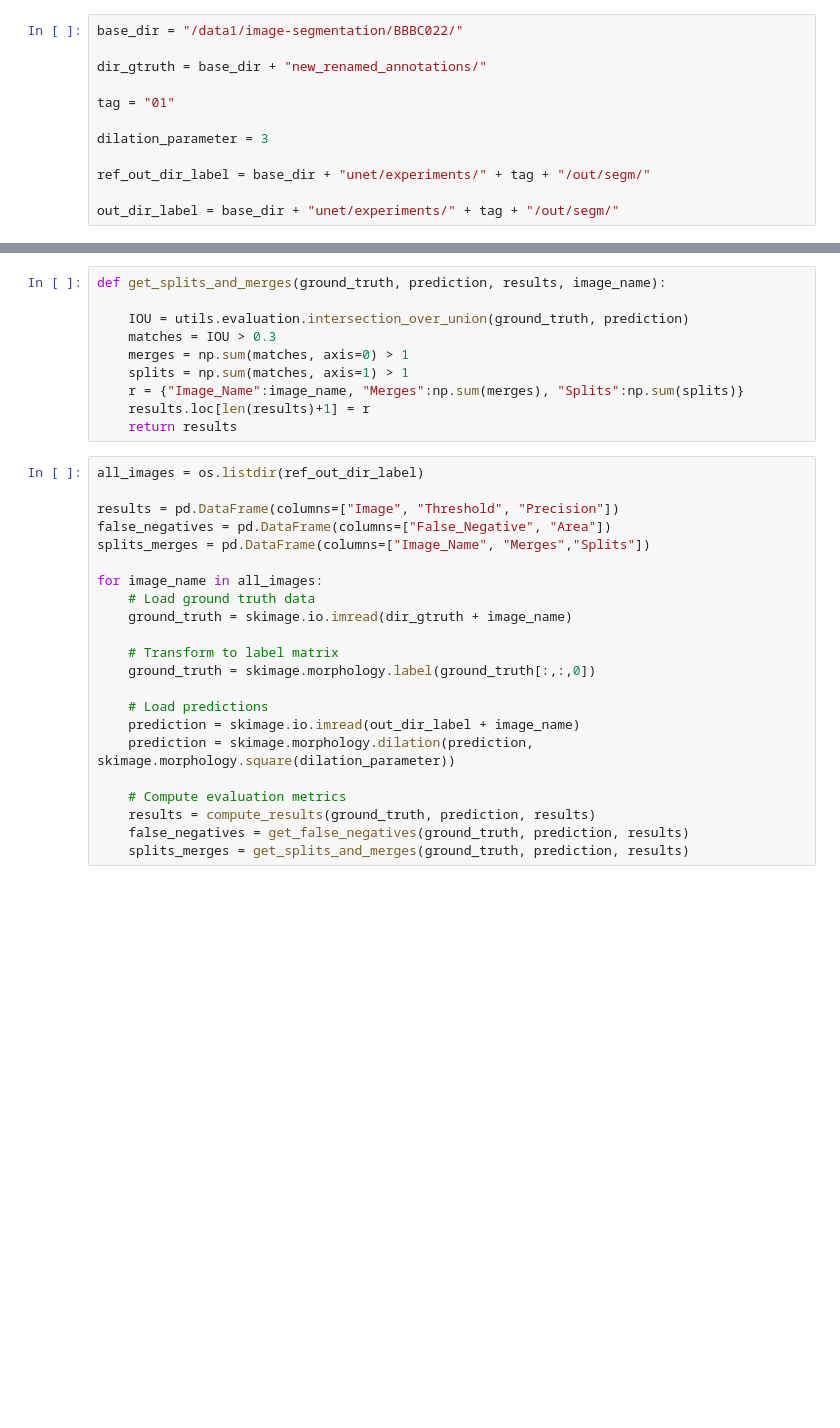
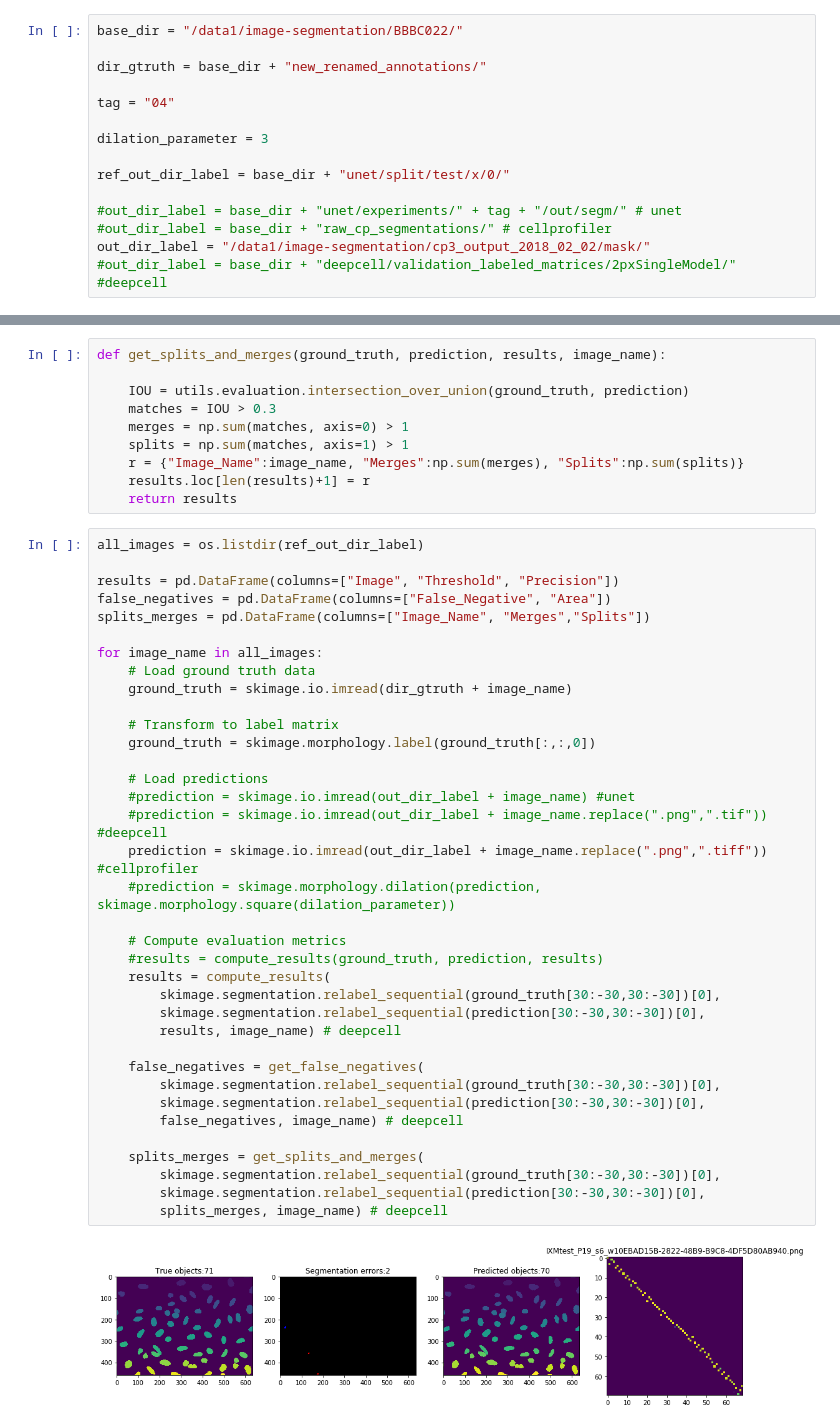
Before and after one commit to ohaijen/unet4nuclei, a Jupyter notebook: unet4nuclei/04-evaluation.ipynb, the cells around one changed output, grey strips where cells are left out. Cells and saved outputs as stored; diff of their text form; blank space fills up the shorter version.

```diff
--- a/unet4nuclei/04-evaluation.ipynb
+++ b/unet4nuclei/04-evaluation.ipynb
@@ -14,13 +40,16 @@ base_dir = "/data1/image-segmentation/BBBC022/"
 
 dir_gtruth = base_dir + "new_renamed_annotations/"
 
-tag = "01"
+tag = "04"
 
 dilation_parameter = 3
 
-ref_out_dir_label = base_dir + "unet/experiments/" + tag + "/out/segm/"
+ref_out_dir_label = base_dir + "unet/split/test/x/0/"
 
-out_dir_label = base_dir + "unet/experiments/" + tag + "/out/segm/"
+#out_dir_label = base_dir + "unet/experiments/" + tag + "/out/segm/" # unet
+#out_dir_label = base_dir + "raw_cp_segmentations/" # cellprofiler
+out_dir_label = "/data1/image-segmentation/cp3_output_2018_02_02/mask/"
+#out_dir_label = base_dir + "deepcell/validation_labeled_matrices/2pxSingleModel/" #deepcell
 # %%
 def show(ground_truth, prediction, IOU, threshold=0.5, image_name="N"):
 
@@ -109,22 +138,38 @@ def get_splits_and_merges(ground_truth, prediction, results, image_name):
 # %%
 all_images = os.listdir(ref_out_dir_label)
 
 results = pd.DataFrame(columns=["Image", "Threshold", "Precision"])
 false_negatives = pd.DataFrame(columns=["False_Negative", "Area"])
 splits_merges = pd.DataFrame(columns=["Image_Name", "Merges","Splits"])
 
 for image_name in all_images:
     # Load ground truth data
     ground_truth = skimage.io.imread(dir_gtruth + image_name)
 
     # Transform to label matrix
     ground_truth = skimage.morphology.label(ground_truth[:,:,0])
 
     # Load predictions
-    prediction = skimage.io.imread(out_dir_label + image_name)
-    prediction = skimage.morphology.dilation(prediction, skimage.morphology.square(dilation_parameter))
+    #prediction = skimage.io.imread(out_dir_label + image_name) #unet
+    #prediction = skimage.io.imread(out_dir_label + image_name.replace(".png",".tif")) #deepcell
+    prediction = skimage.io.imread(out_dir_label + image_name.replace(".png",".tiff")) #cellprofiler
+    #prediction = skimage.morphology.dilation(prediction, skimage.morphology.square(dilation_parameter))
 
     # Compute evaluation metrics
-    results = compute_results(ground_truth, prediction, results)
-    false_negatives = get_false_negatives(ground_truth, prediction, results)
-    splits_merges = get_splits_and_merges(ground_truth, prediction, results)
+    #results = compute_results(ground_truth, prediction, results)
+    results = compute_results(
+        skimage.segmentation.relabel_sequential(ground_truth[30:-30,30:-30])[0],
+        skimage.segmentation.relabel_sequential(prediction[30:-30,30:-30])[0],
+        results, image_name) # deepcell
+
+    false_negatives = get_false_negatives(
+        skimage.segmentation.relabel_sequential(ground_truth[30:-30,30:-30])[0],
+        skimage.segmentation.relabel_sequential(prediction[30:-30,30:-30])[0],
+        false_negatives, image_name) # deepcell
+
+    splits_merges = get_splits_and_merges(
+        skimage.segmentation.relabel_sequential(ground_truth[30:-30,30:-30])[0],
+        skimage.segmentation.relabel_sequential(prediction[30:-30,30:-30])[0],
+        splits_merges, image_name) # deepcell
+# %% [output]
+[figure, added]
```
Also changed, not shown: parts of 10 cells of this notebook, 11 other files.
